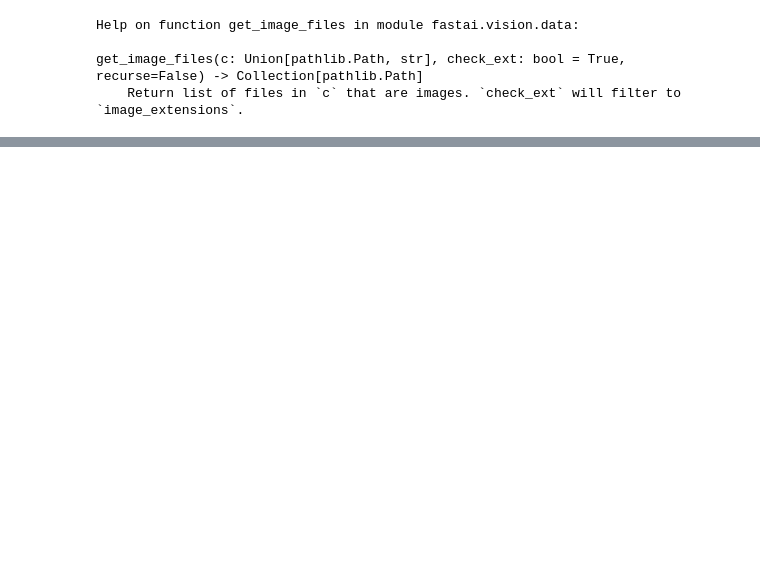
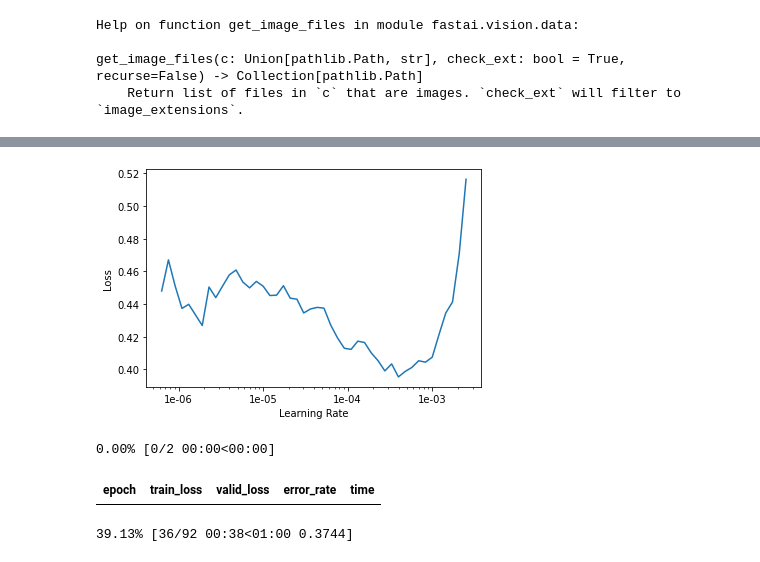
Before and after one commit to kvs1998/Practical-Deep-Learning-for-Coders-v3, a Jupyter notebook: lesson01_pets.ipynb, the cells around one changed output, grey strips where cells are left out. Drawn from its saved outputs; the diff is of its cells as text; code cells hidden in the pictures; blank space fills up the shorter version.

```diff
--- a/lesson01_pets.ipynb
+++ b/lesson01_pets.ipynb
@@ -105,0 +223,2 @@ data.show_batch(rows = 3, figsize=(7,6) )
+# %%
+learn.fit_one_cycle(1)
@@ -105,0 +235,10 @@ data.show_batch(rows = 3, figsize=(7,6) )
+# %%
+learn.recorder.plot()
+# %% [output]
+[figure, added]
+# %%
+learn.fit_one_cycle(2, max_lr=slice(1e-4,1e-3))
+# %% [output]
+0.00% [0/2 00:00<00:00]
+| epoch | train_loss | valid_loss | error_rate | time |
+39.13% [36/92 00:38<01:00 0.3744]
```
Also changed, not shown: parts of 22 cells of this notebook.
